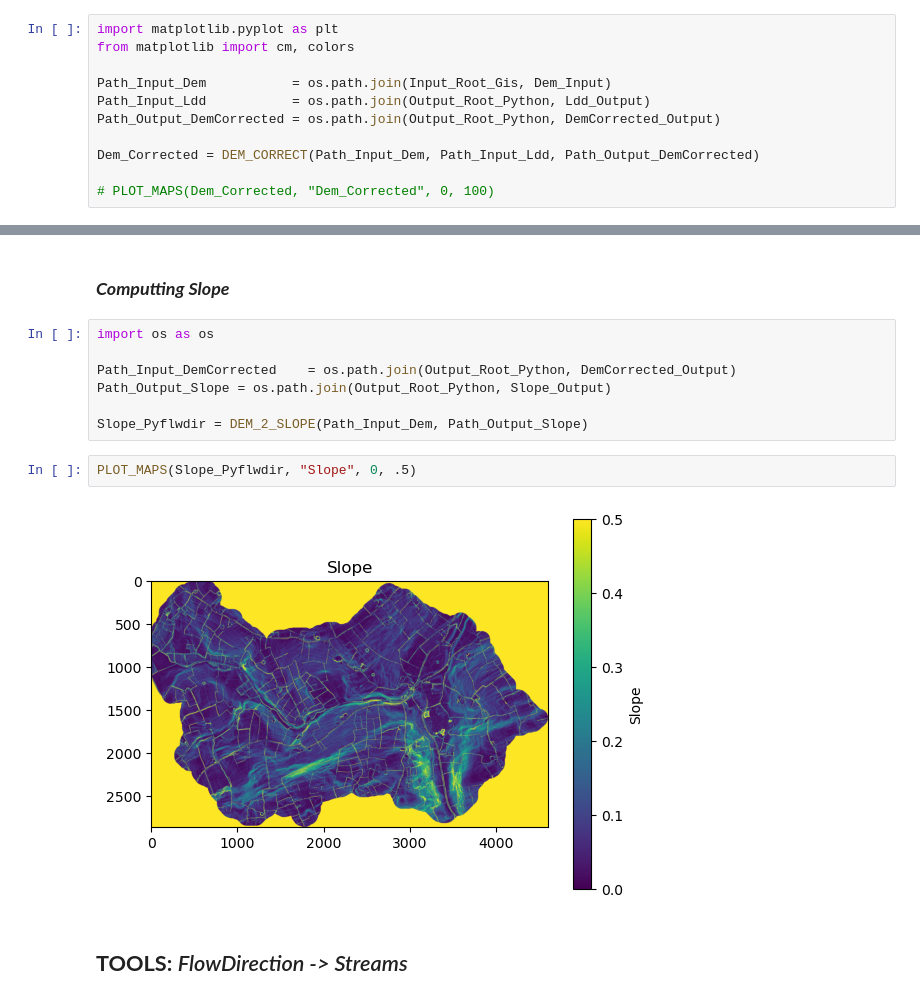
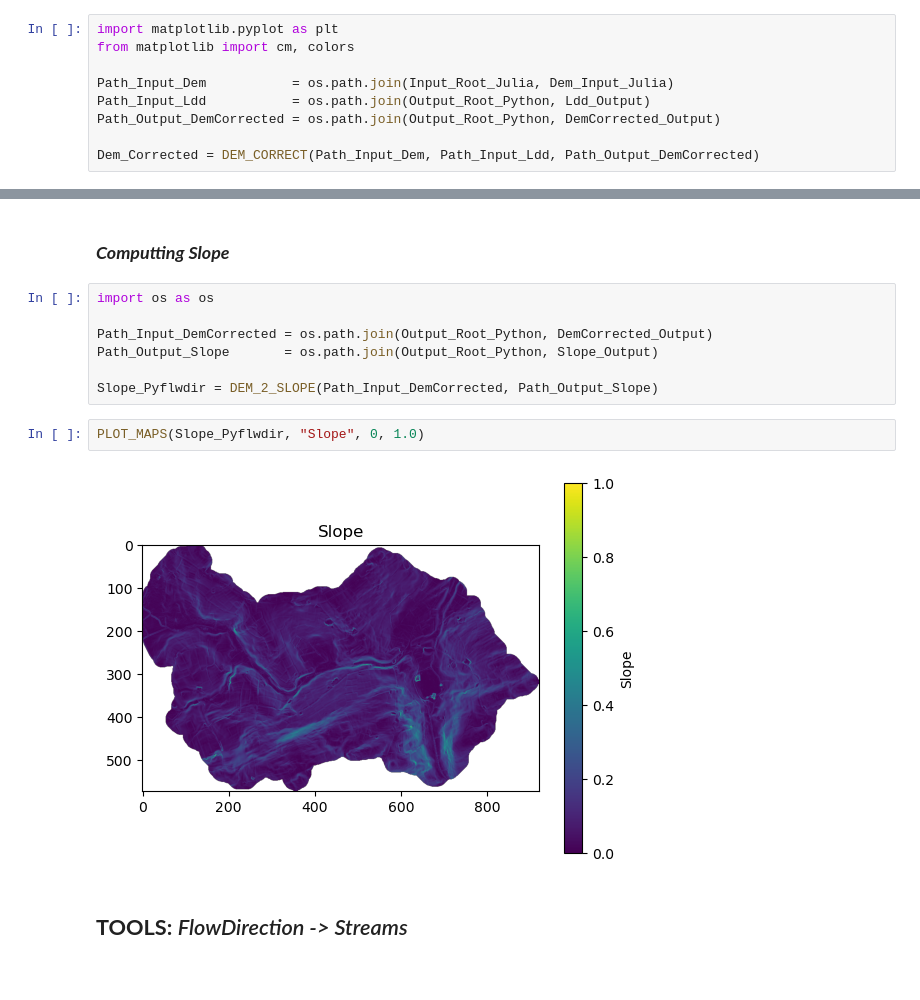
Before and after one commit to AquaPore/WflowRasterPython.py, a Jupyter notebook: Jupyter/Python_Pyflwdir_Wflow.ipynb, the cells around one changed output, grey strips where cells are left out. Saved outputs shown, nothing was run; the diff lists cells and outputs as text.

```diff
--- a/Jupyter/Python_Pyflwdir_Wflow.ipynb
+++ b/Jupyter/Python_Pyflwdir_Wflow.ipynb
@@ -197,11 +203,9 @@ def DEM_CORRECT(Path_Input_Dem, Path_Input_Ldd, Path_Output_DemCorrected):
 import matplotlib.pyplot as plt
 from matplotlib import cm, colors
 
-Path_Input_Dem           = os.path.join(Input_Root_Gis, Dem_Input)
+Path_Input_Dem           = os.path.join(Input_Root_Julia, Dem_Input_Julia)
 Path_Input_Ldd           = os.path.join(Output_Root_Python, Ldd_Output)
 Path_Output_DemCorrected = os.path.join(Output_Root_Python, DemCorrected_Output)
 
 Dem_Corrected = DEM_CORRECT(Path_Input_Dem, Path_Input_Ldd, Path_Output_DemCorrected)
-
-# PLOT_MAPS(Dem_Corrected, "Dem_Corrected", 0, 100)
 # %%
@@ -249,14 +254,14 @@ def DEM_2_SLOPE(Path_Input_Dem, Path_Output_Slope):
 # %%
 import os as os
 
-Path_Input_DemCorrected    = os.path.join(Output_Root_Python, DemCorrected_Output)
-Path_Output_Slope = os.path.join(Output_Root_Python, Slope_Output)
+Path_Input_DemCorrected = os.path.join(Output_Root_Python, DemCorrected_Output)
+Path_Output_Slope       = os.path.join(Output_Root_Python, Slope_Output)
 
-Slope_Pyflwdir = DEM_2_SLOPE(Path_Input_Dem, Path_Output_Slope)
+Slope_Pyflwdir = DEM_2_SLOPE(Path_Input_DemCorrected, Path_Output_Slope)
 # %%
-PLOT_MAPS(Slope_Pyflwdir, "Slope", 0, .5)
+PLOT_MAPS(Slope_Pyflwdir, "Slope", 0, 1.0)
 # %% [output]
-[figure, old version]
+[figure, new version]
 # %% [markdown]
 ## **TOOLS:** *FlowDirection -> Streams*
 # %%
```
Also changed, not shown: parts of 16 cells of this notebook.
